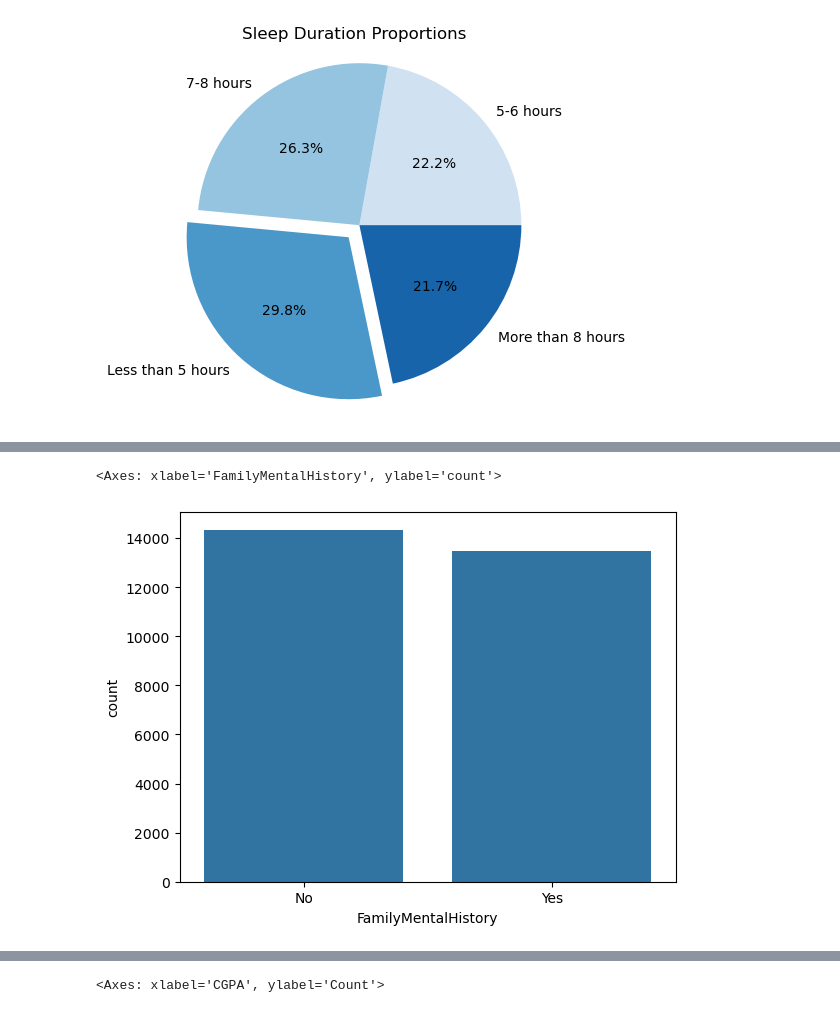
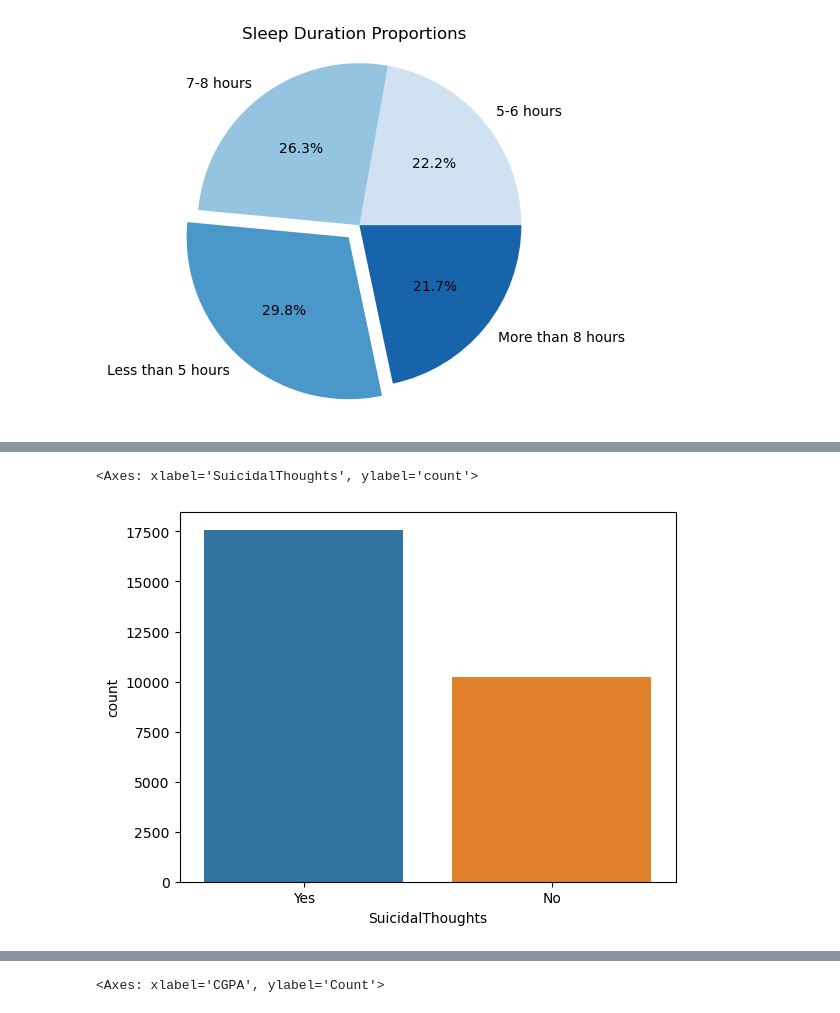
Before and after one commit to Siddharth-Saravanan/Student_Depression_Analysis_and_Prediction_using_Machine_Learning, a Jupyter notebook: student_depression_prediction.ipynb, the cells around one changed output, grey strips where cells are left out. Drawn from its saved outputs; the diff is of its cells as text; code cells hidden in the pictures.

```diff
--- a/student_depression_prediction.ipynb
+++ b/student_depression_prediction.ipynb
@@ -630,5 +644,5 @@ plt.show()
 # %%
-sns.countplot(data=depr_df, x='FamilyMentalHistory')
+sns.countplot(data=depr_df, x='SuicidalThoughts', hue='SuicidalThoughts', legend=False)
 # %% [output]
-<Axes: xlabel='FamilyMentalHistory', ylabel='count'>
+<Axes: xlabel='SuicidalThoughts', ylabel='count'>
-[figure, old version]
+[figure, new version]
```
Also changed, not shown: parts of 6 cells of this notebook.
